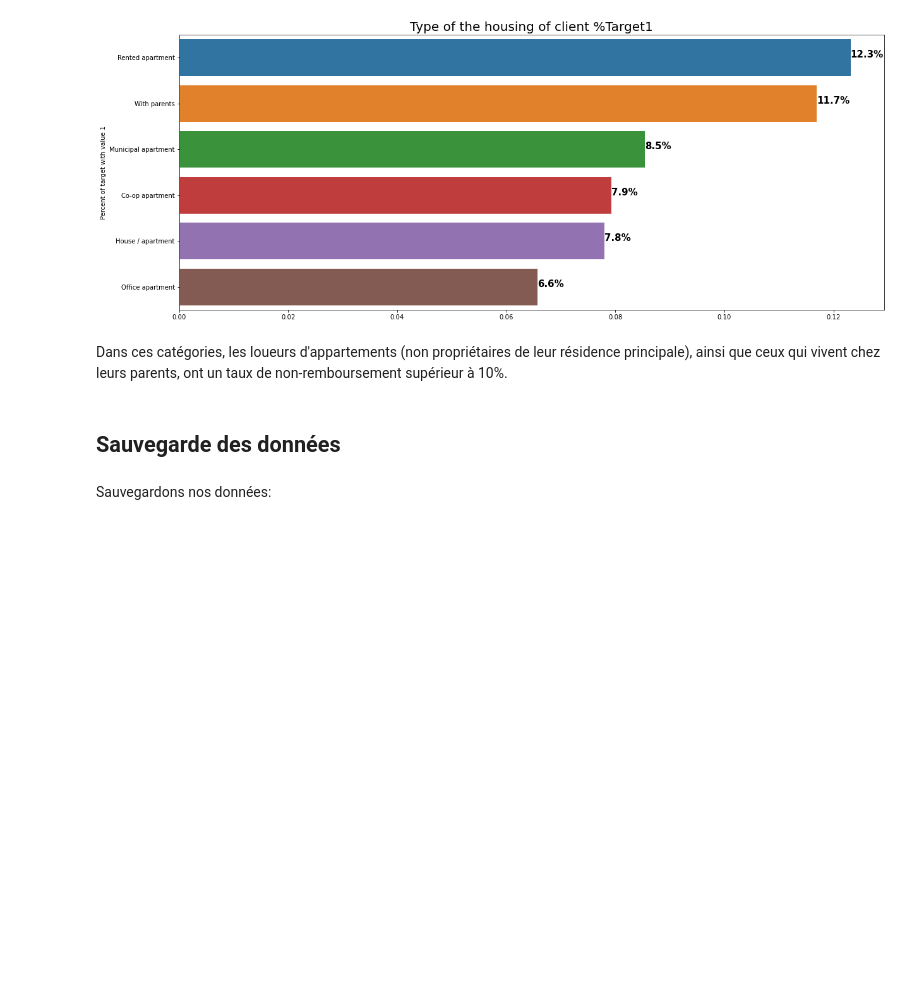
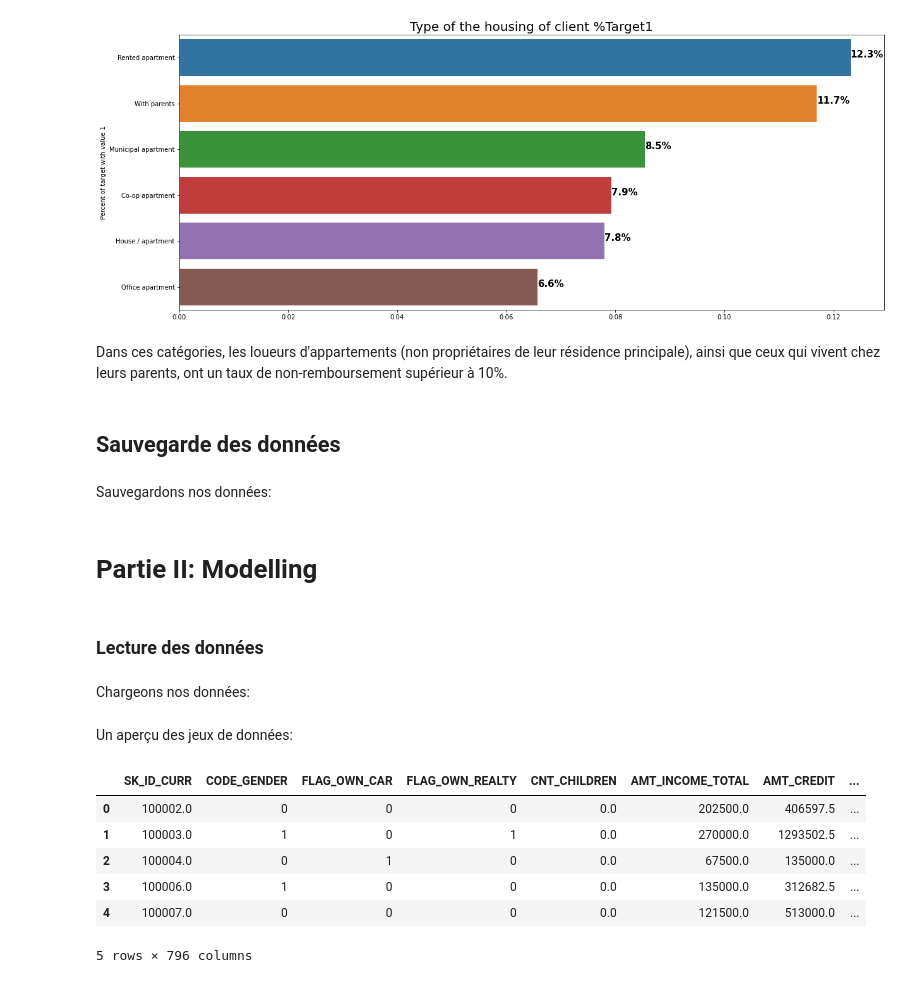
Before and after one commit to olivierkayyong/OpenClassrooms_projet_7-, a Jupyter notebook: dossier_code/P7_Processing&Modelling.ipynb, the cells around one changed output. Drawn from its saved outputs; the diff is of its cells as text; code cells hidden in the pictures; blank space fills up the shorter version.

```diff
--- a/dossier_code/P7_Processing&Modelling.ipynb
+++ b/dossier_code/P7_Processing&Modelling.ipynb
@@ -806,3 +806,24 @@ target =  data_train_nan.TARGET
 train.to_csv('train.csv',index = False)
 target.to_csv('target.csv',index = False)
 data_test_nan.to_csv('test.csv',index = False)
+# %% [markdown]
+# Partie II: Modelling
+# %% [markdown]
+### Lecture des données
+# %% [markdown]
+Chargeons nos données:
+# %%
+X = pd.read_csv("train.csv")
+y = pd.read_csv("target.csv")
+# %% [markdown]
+Un aperçu des jeux de données:
+# %%
+X.head()
+# %% [output]
+|  | SK_ID_CURR | CODE_GENDER | FLAG_OWN_CAR | FLAG_OWN_REALTY | CNT_CHILDREN | AMT_INCOME_TOTAL | AMT_CREDIT | ... |
+| 0 | 100002.0 | 0 | 0 | 0 | 0.0 | 202500.0 | 406597.5 | ... |
+| 1 | 100003.0 | 1 | 0 | 1 | 0.0 | 270000.0 | 1293502.5 | ... |
+| 2 | 100004.0 | 0 | 1 | 0 | 0.0 | 67500.0 | 135000.0 | ... |
+| 3 | 100006.0 | 1 | 0 | 0 | 0.0 | 135000.0 | 312682.5 | ... |
+| 4 | 100007.0 | 0 | 0 | 0 | 0.0 | 121500.0 | 513000.0 | ... |
+5 rows × 796 columns
```
Also changed, not shown: parts of 66 cells of this notebook.
